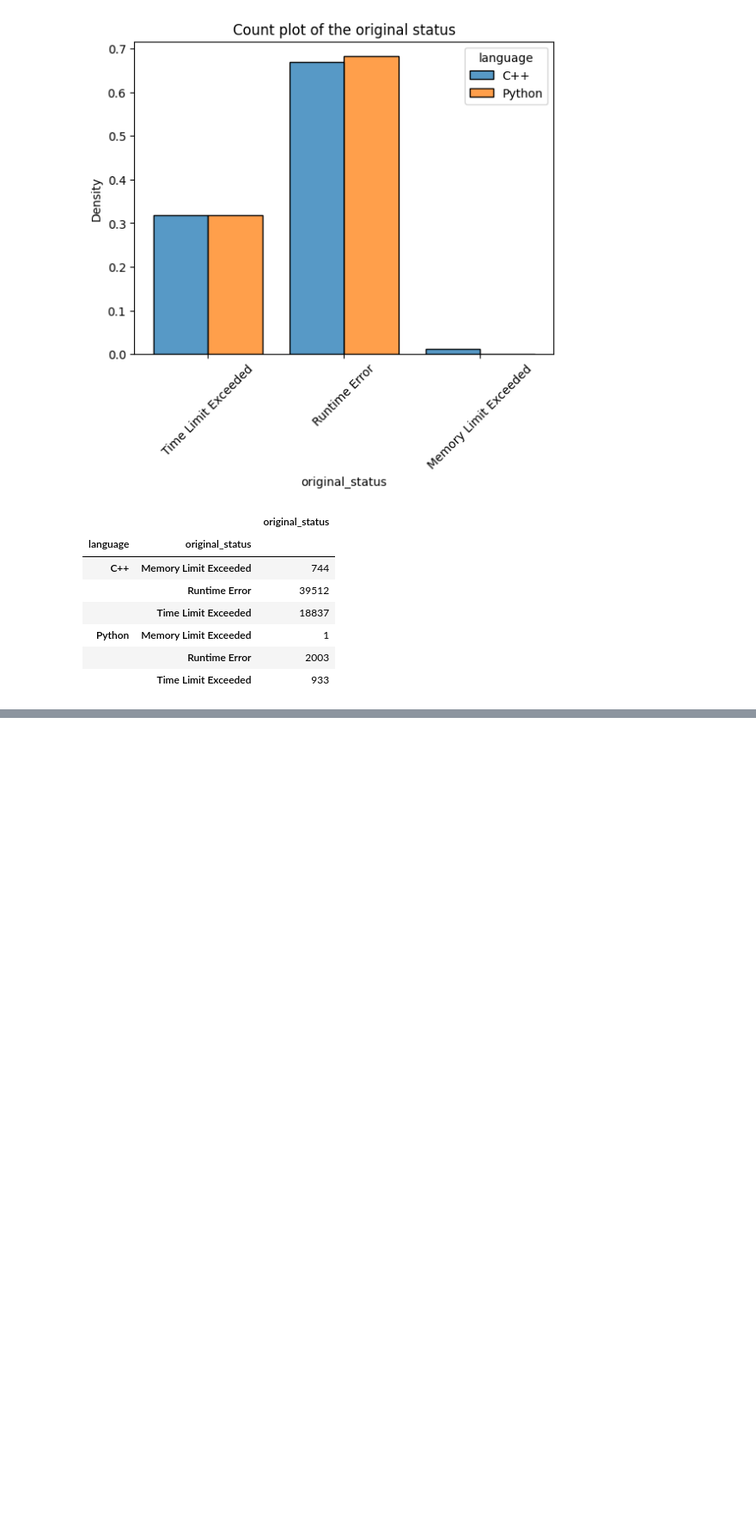
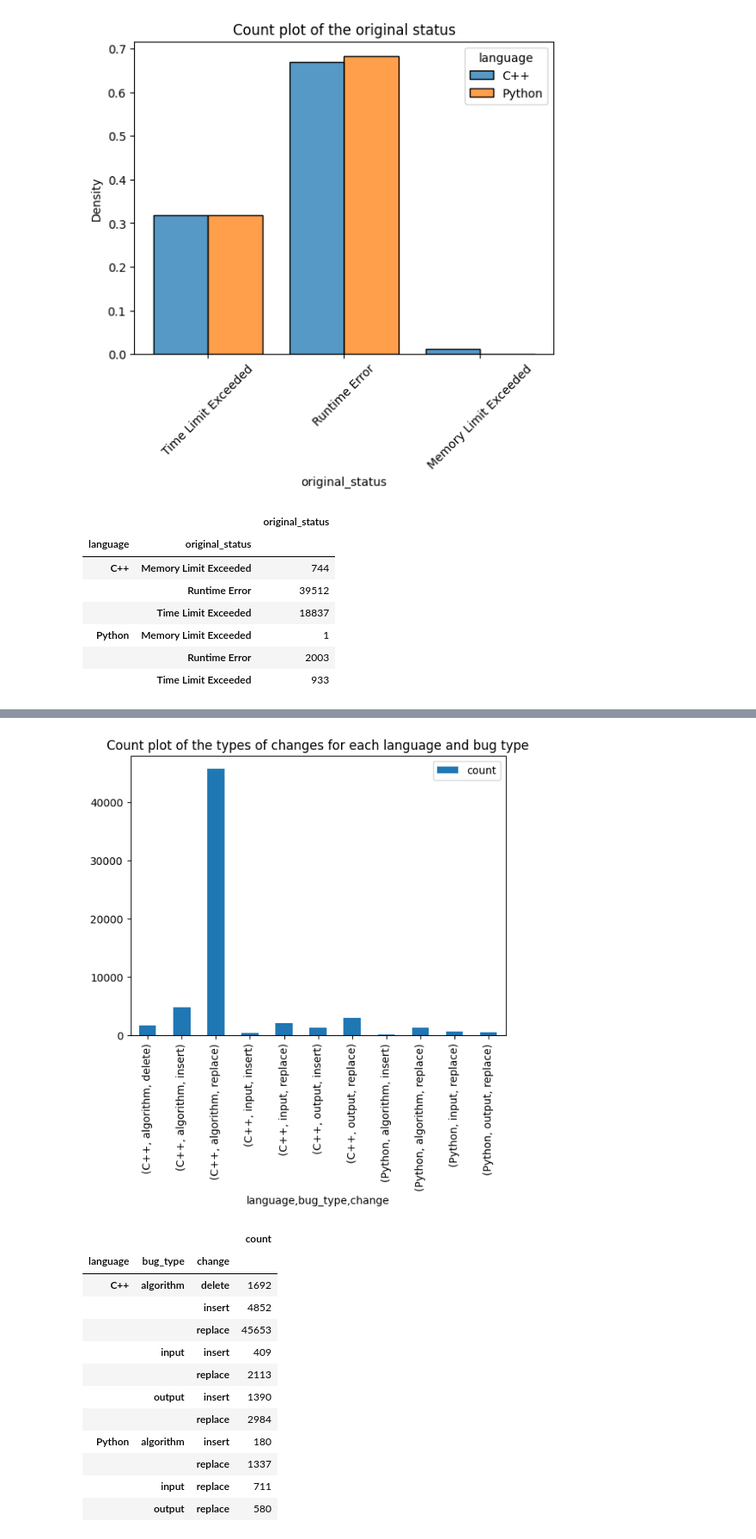
Before and after one commit to alexjercan/bug-detection, a Jupyter notebook: bugnet/EDA.ipynb, the cells around one changed output, grey strips where cells are left out. Shown at 86% size. Saved outputs shown, nothing was run; the diff lists cells and outputs as text; code cells hidden in the pictures; blank space fills up the shorter version.

```diff
--- a/bugnet/EDA.ipynb
+++ b/bugnet/EDA.ipynb
@@ -97,0 +180,29 @@ df.groupby(["language", "original_status"]).agg({"original_status": "count"})
+# %%
+# most of the algorithm changes are replace modifications; there are some
+# deletes for C++ (only C++ algorithm); Python has mostly replace changes;
+
+agg_df = df.groupby(["language", "bug_type", "change"]).agg({"change": "count"})
+agg_df = agg_df[agg_df["change"] > 100]
+agg_df.columns = ["count"]
+
+agg_df.plot.bar()
+
+plt.title("Count plot of the types of changes for each language and bug type")
+plt.show()
+
+agg_df
+# %% [output]
+[figure, added]
+|  |  |  | count |
+| language | bug_type | change |  |
+| C++ | algorithm | delete | 1692 |
+|  |  | insert | 4852 |
+|  |  | replace | 45653 |
+|  | input | insert | 409 |
+|  |  | replace | 2113 |
+|  | output | insert | 1390 |
+|  |  | replace | 2984 |
+| Python | algorithm | insert | 180 |
+|  |  | replace | 1337 |
+|  | input | replace | 711 |
+|  | output | replace | 580 |
```
Also changed, not shown: parts of 8 cells of this notebook.
